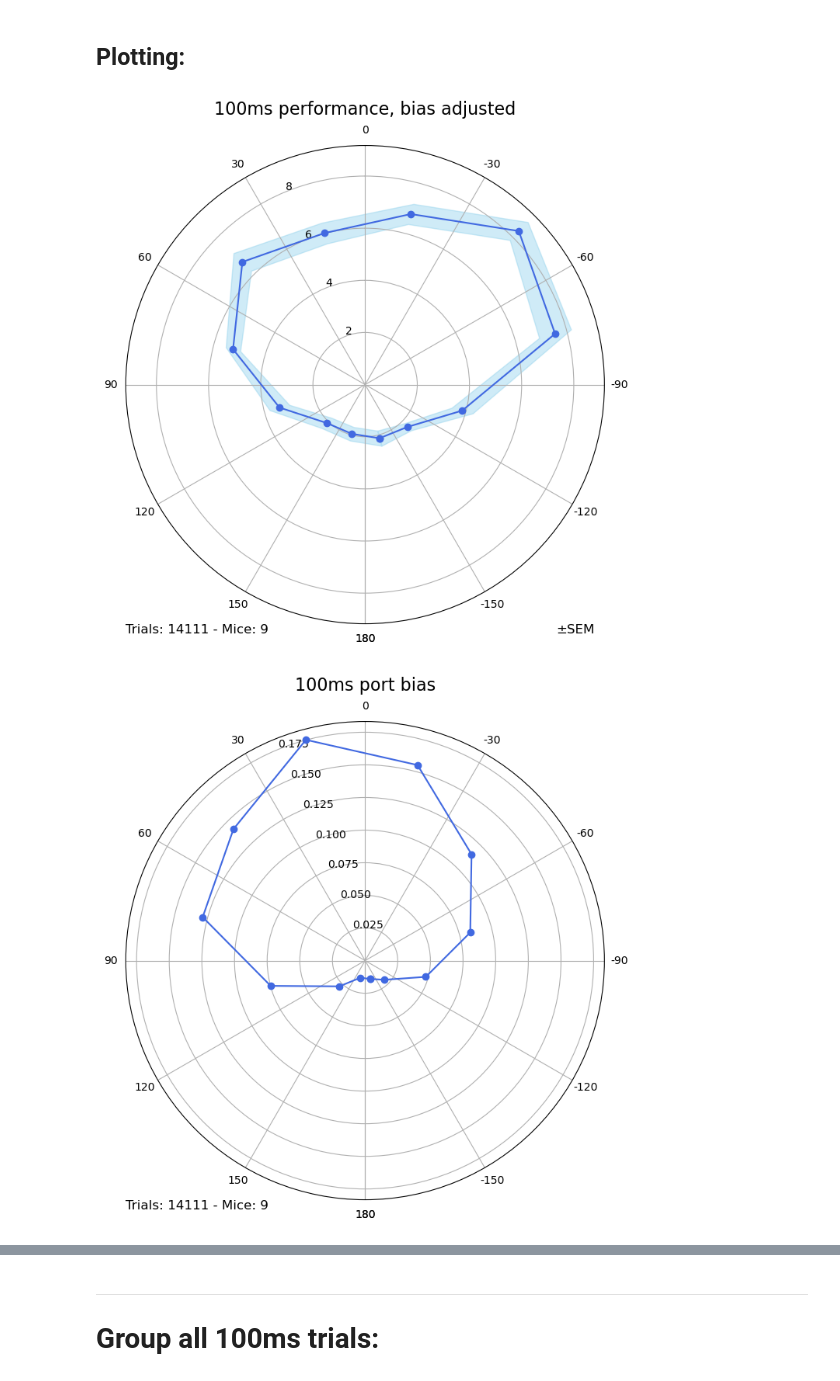
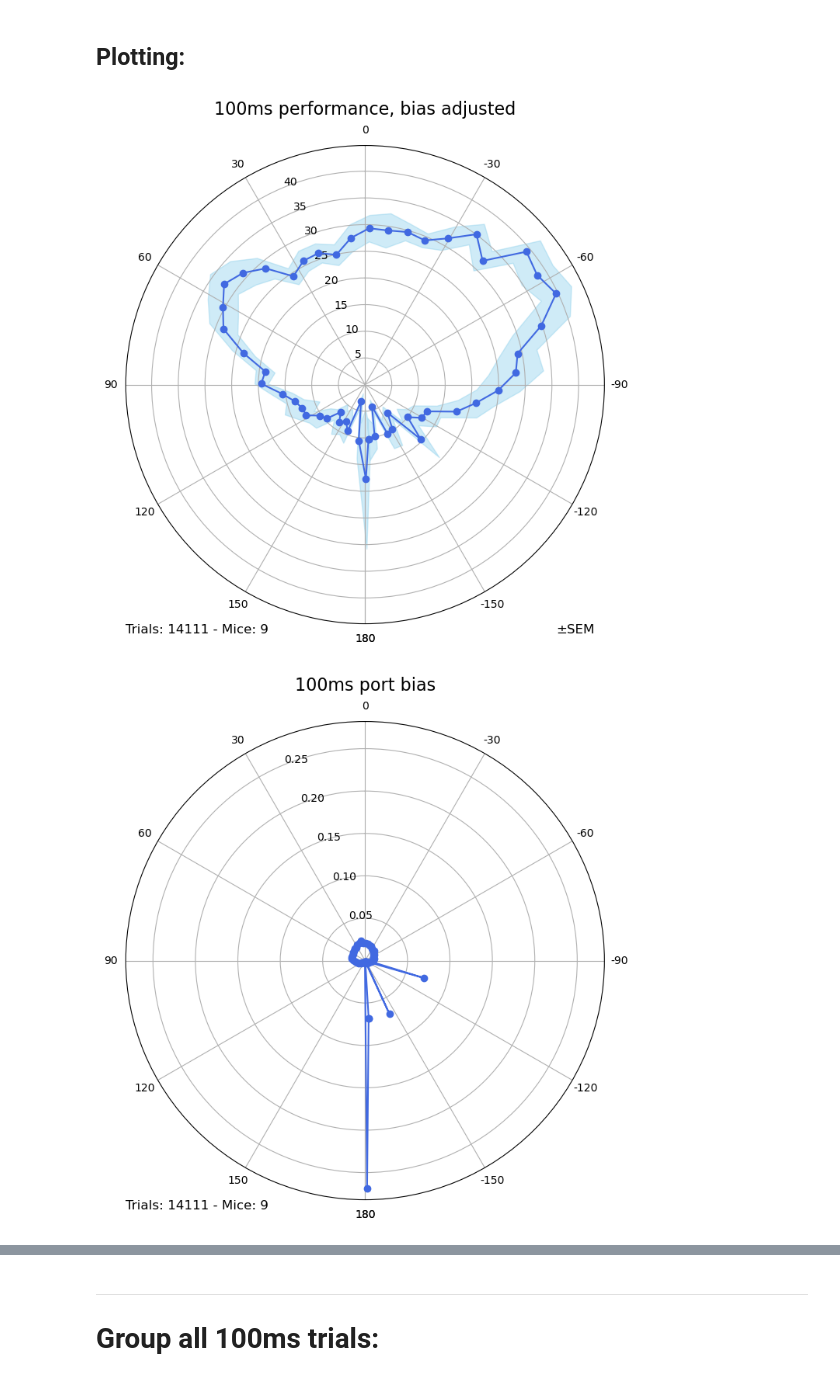
Before and after one commit to stef1029/hex_behav_analysis, a Jupyter notebook: PP_analysis_notebook_July_cohort.ipynb, the cells around one changed output, grey strips where cells are left out. Saved outputs shown, nothing was run; the diff lists cells and outputs as text; code cells hidden in the pictures.

```diff
--- a/PP_analysis_notebook_July_cohort.ipynb
+++ b/PP_analysis_notebook_July_cohort.ipynb
@@ -542,35 +542,35 @@ all_100ms_sessions = july_day_2_100ms_sessions \
 # excluding mouse wtjp254-4b.
 PP_plot_performance_bias_adjusted.plot_performance_by_angle(all_100ms_sessions,
                                               title = '100ms performance, bias adjusted',
-                                              bin_mode = 'manual',
+                                              bin_mode = 'rice',
                                               cue_mode='both',
                                               error_bars='SEM',
                                               plot_individual_mice=False,
                                               plot_bias=False)
 
 PP_plot_performance_bias_adjusted.plot_performance_by_angle(all_100ms_sessions,
                                               title = '100ms port bias',
-                                              bin_mode = 'manual',
+                                              bin_mode = 'rice',
                                               cue_mode='both',
                                               error_bars='SEM',
                                               plot_individual_mice=False,
                                               plot_bias=True)
 
 PP_plot_performance_bias_adjusted.plot_performance_by_angle(all_100ms_sessions,
                                               title = '100ms performance, bias adjusted',
                                               bin_mode = 'manual',
                                               cue_mode='both',
                                               error_bars='SEM',
                                               plot_individual_mice=True,
                                               plot_bias=False)
 
 PP_plot_performance_bias_adjusted.plot_performance_by_angle(all_100ms_sessions,
                                               title = '100ms port bias',
                                               bin_mode = 'manual',
                                               cue_mode='both',
                                               error_bars='SEM',
                                               plot_individual_mice=True,
                                               plot_bias=True)
 # %% [output]
-[figure, old version]
+[figure, new version]
-[figure, old version]
+[figure, new version]
```
Also changed, not shown: parts of 4 cells of this notebook, 3 other files.
